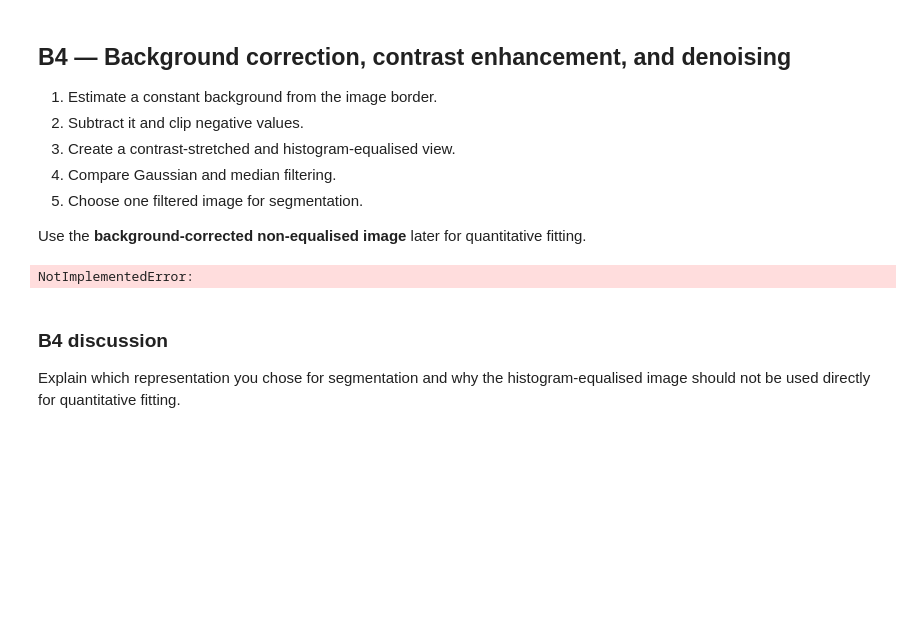
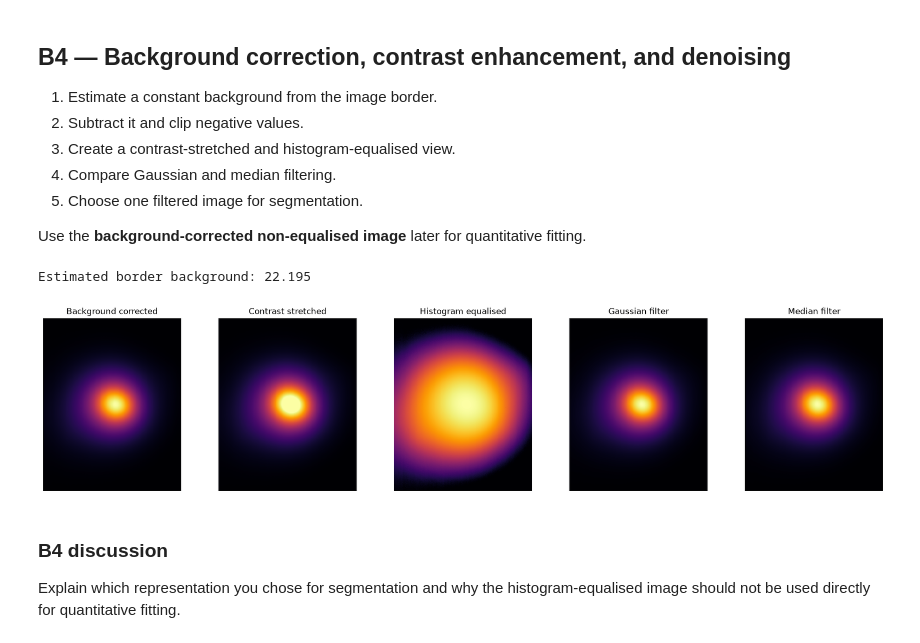
Before and after one commit to DelaneyGarikayi/OIP-Project-, a Jupyter notebook: notebooks/project/oip_final_project.ipynb, the cells around one changed output. Cells and saved outputs as stored; diff of their text form; code cells hidden in the pictures; blank space fills up the shorter version.

```diff
--- a/notebooks/project/oip_final_project.ipynb
+++ b/notebooks/project/oip_final_project.ipynb
@@ -558,15 +558,65 @@ plt.show()
 
 Use the **background-corrected non-equalised image** later for quantitative fitting.
 # %%
-# Estimate background
-# YOUR CODE HERE
-raise NotImplementedError()
+# Estimate the constant background from the image border
+border_pixels = np.concatenate(
+    (
+        T_meas[0, :],
+        T_meas[-1, :],
+        T_meas[1:-1, 0],
+        T_meas[1:-1, -1],
+    )
+)
+background_level = np.median(border_pixels)
+
+# Subtract the background and clip values below zero
+T_background_corrected = np.clip(T_meas - background_level, 0, None)
+
+print(f"Estimated border background: {background_level:.3f}")
 # %% [output]
-NotImplementedError:
+Estimated border background: 22.195
 # %%
-# Plots
-# YOUR CODE HERE
-raise NotImplementedError()
+# Create contrast-enhanced views
+low, high = np.percentile(T_background_corrected, (1, 99))
+
+T_stretched = exposure.rescale_intensity(
+    T_background_corrected,
+    in_range=(low, high),
+    out_range=(0, 1),
+)
+T_equalized = exposure.equalize_hist(T_background_corrected)
+
+# Compare Gaussian and median filtering
+T_gaussian = filters.gaussian(
+    T_background_corrected,
+    sigma=1.0,
+    preserve_range=True,
+)
+T_median = ndimage.median_filter(T_background_corrected, size=3)
+
+# Use the Gaussian-filtered, non-equalised image for segmentation
+T_segmentation = T_gaussian
+
+# Display the results
+images = [
+    (T_background_corrected, "Background corrected"),
+    (T_stretched, "Contrast stretched"),
+    (T_equalized, "Histogram equalised"),
+    (T_gaussian, "Gaussian filter"),
+    (T_median, "Median filter"),
+]
+
+fig, axes = plt.subplots(1, len(images), figsize=(18, 4))
+
+for ax, (image, title) in zip(axes, images):
+    ax.imshow(image, cmap="inferno")
+    ax.set_title(title)
+    ax.axis("off")
+
+plt.tight_layout()
+plt.show()
+# %% [output]
+[figure, added]
 # %% [markdown]
 ### B4 discussion
 
```
Also changed, not shown: parts of 1 cell of this notebook.
